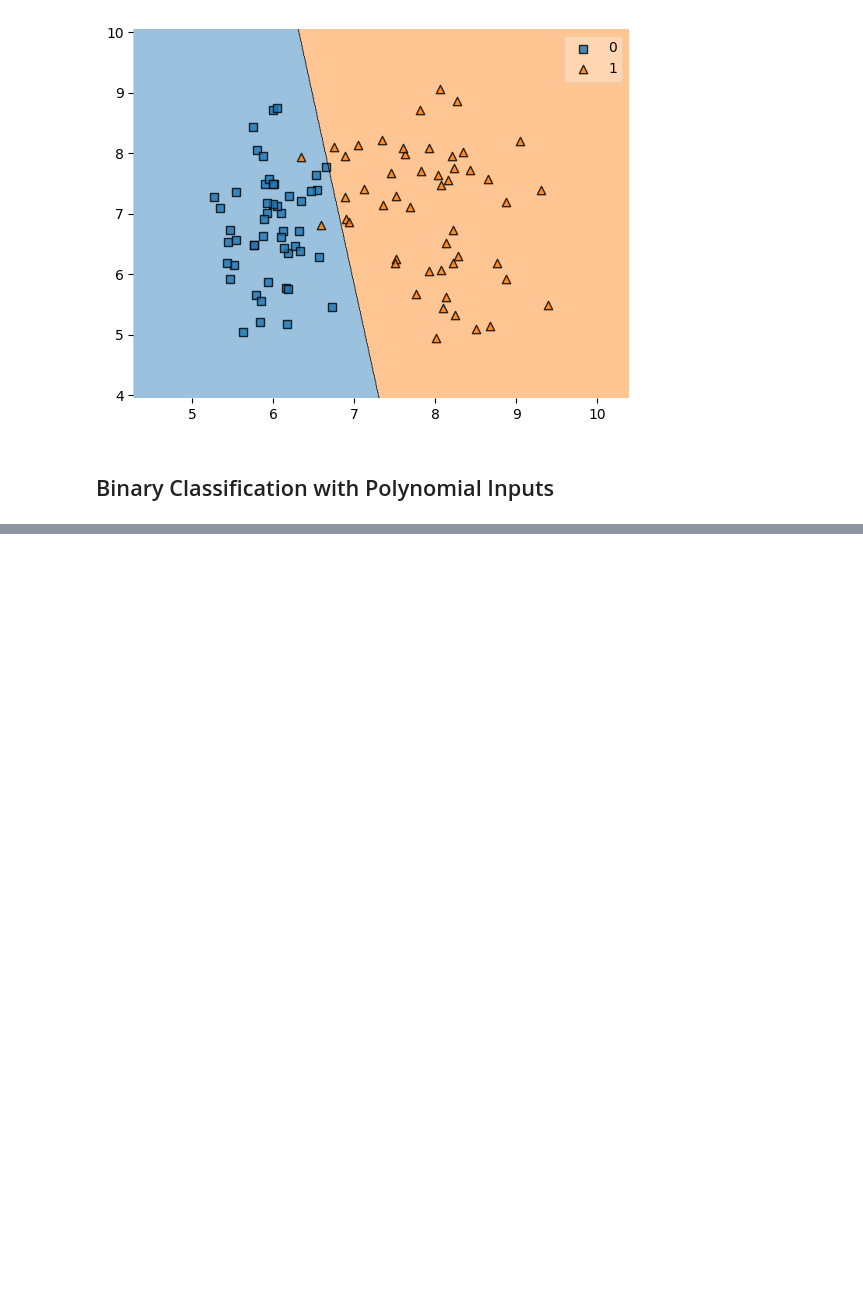
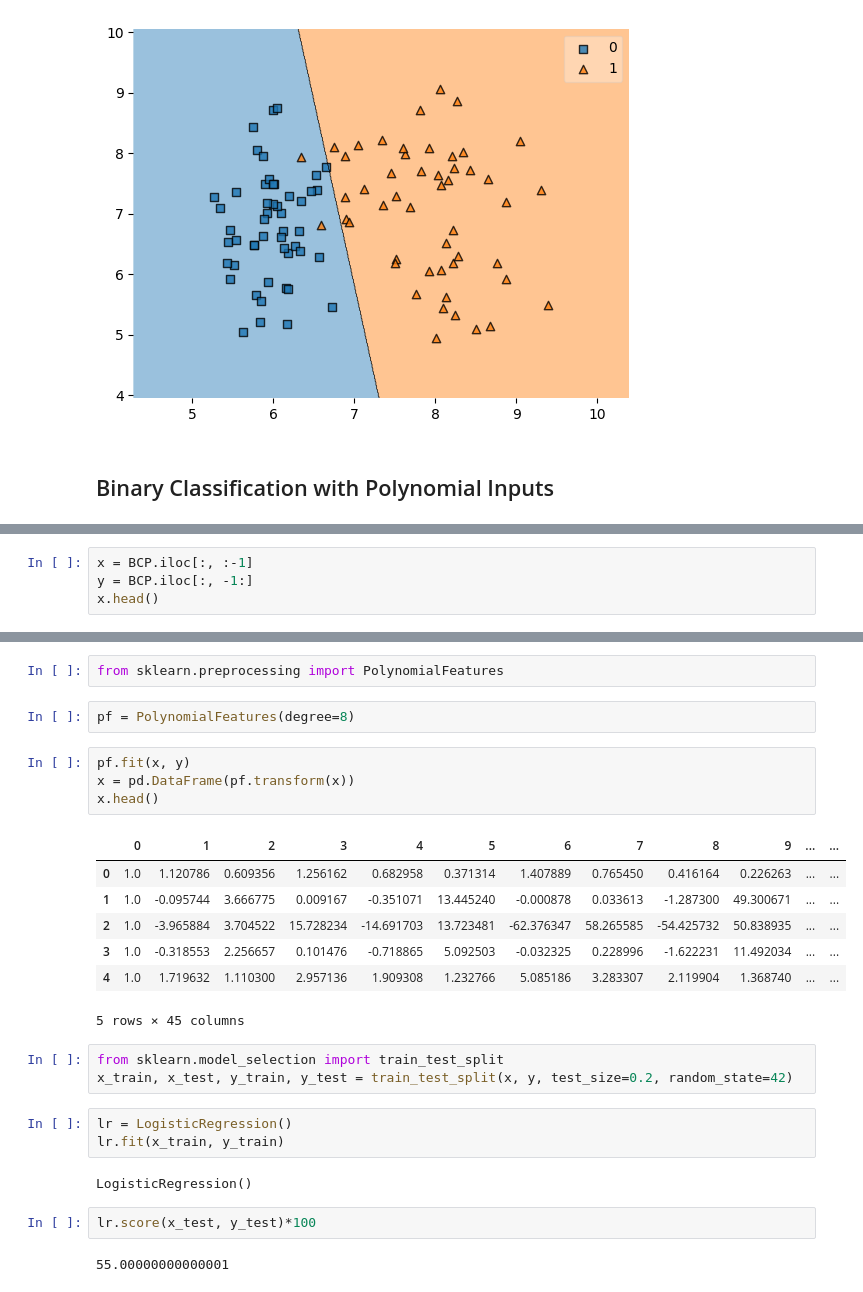
Before and after one commit to lukhi-laksh/Machine-Learning, a Jupyter notebook: Classification in ML/Logistic Regression.ipynb, the cells around one changed output, grey strips where cells are left out. Cells and saved outputs as stored; diff of their text form; blank space fills up the shorter version.

```diff
--- a/Classification in ML/Logistic Regression.ipynb
+++ b/Classification in ML/Logistic Regression.ipynb
@@ -174,0 +236,4 @@ plt.show()
+# %%
+x = BCP.iloc[:, :-1]
+y = BCP.iloc[:, -1:]
+x.head()
@@ -174,0 +247,28 @@ plt.show()
+# %%
+from sklearn.preprocessing import PolynomialFeatures
+# %%
+pf = PolynomialFeatures(degree=8)
+# %%
+pf.fit(x, y)
+x = pd.DataFrame(pf.transform(x))
+x.head()
+# %% [output]
+|  | 0 | 1 | 2 | 3 | 4 | 5 | 6 | 7 | 8 | 9 | ... | ... |
+| 0 | 1.0 | 1.120786 | 0.609356 | 1.256162 | 0.682958 | 0.371314 | 1.407889 | 0.765450 | 0.416164 | 0.226263 | ... | ... |
+| 1 | 1.0 | -0.095744 | 3.666775 | 0.009167 | -0.351071 | 13.445240 | -0.000878 | 0.033613 | -1.287300 | 49.300671 | ... | ... |
+| 2 | 1.0 | -3.965884 | 3.704522 | 15.728234 | -14.691703 | 13.723481 | -62.376347 | 58.265585 | -54.425732 | 50.838935 | ... | ... |
+| 3 | 1.0 | -0.318553 | 2.256657 | 0.101476 | -0.718865 | 5.092503 | -0.032325 | 0.228996 | -1.622231 | 11.492034 | ... | ... |
+| 4 | 1.0 | 1.719632 | 1.110300 | 2.957136 | 1.909308 | 1.232766 | 5.085186 | 3.283307 | 2.119904 | 1.368740 | ... | ... |
+5 rows × 45 columns
+# %%
+from sklearn.model_selection import train_test_split
+x_train, x_test, y_train, y_test = train_test_split(x, y, test_size=0.2, random_state=42)
+# %%
+lr = LogisticRegression()
+lr.fit(x_train, y_train)
+# %% [output]
+LogisticRegression()
+# %%
+lr.score(x_test, y_test)*100
+# %% [output]
+55.00000000000001
```
Also changed, not shown: parts of 39 cells of this notebook, 3 other files.
